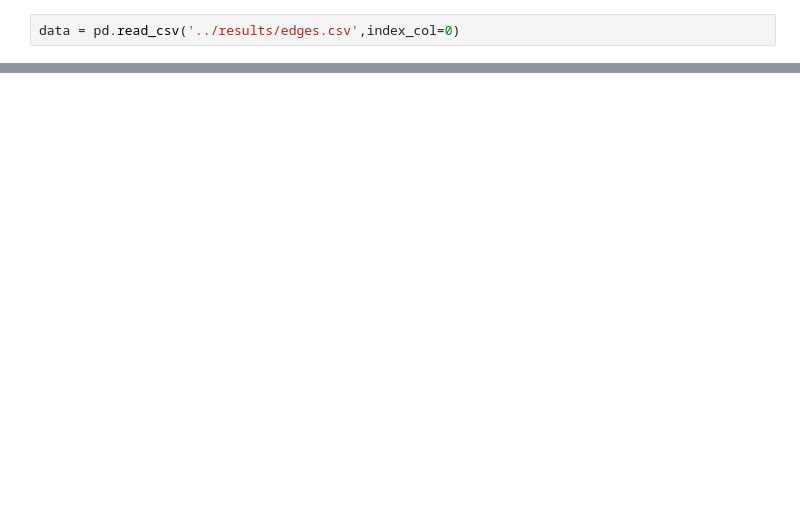
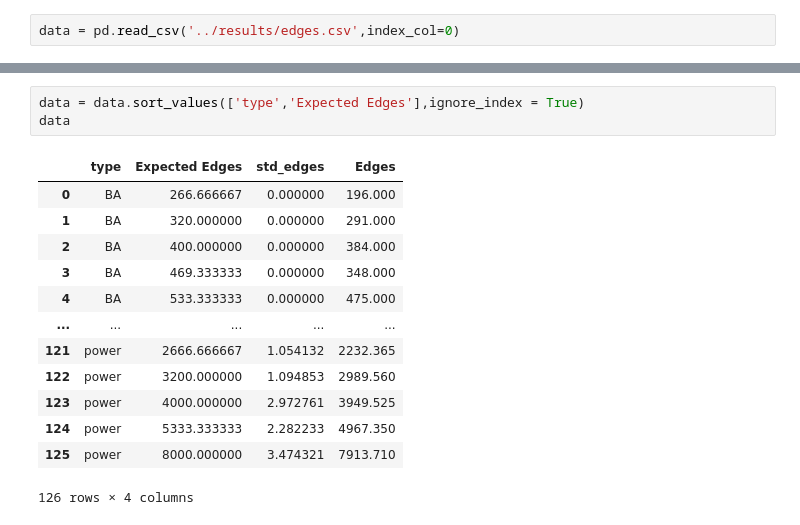
Before and after one commit to lstuurman/FRC_Thesis, a Jupyter notebook: Code/plot_edges_exp1.ipynb, the cells around one changed output, grey strips where cells are left out. Saved outputs shown, nothing was run; the diff lists cells and outputs as text; blank space fills up the shorter version.

```diff
--- a/Code/plot_edges_exp1.ipynb
+++ b/Code/plot_edges_exp1.ipynb
@@ -52,0 +40,17 @@ data = data.groupby(['type','expected_edges'],as_index = False).mean()
+# %%
+data = data.sort_values(['type','Expected Edges'],ignore_index = True)
+data
+# %% [output]
+|  | type | Expected Edges | std_edges | Edges |
+| 0 | BA | 266.666667 | 0.000000 | 196.000 |
+| 1 | BA | 320.000000 | 0.000000 | 291.000 |
+| 2 | BA | 400.000000 | 0.000000 | 384.000 |
+| 3 | BA | 469.333333 | 0.000000 | 348.000 |
+| 4 | BA | 533.333333 | 0.000000 | 475.000 |
+| ... | ... | ... | ... | ... |
+| 121 | power | 2666.666667 | 1.054132 | 2232.365 |
+| 122 | power | 3200.000000 | 1.094853 | 2989.560 |
+| 123 | power | 4000.000000 | 2.972761 | 3949.525 |
+| 124 | power | 5333.333333 | 2.282233 | 4967.350 |
+| 125 | power | 8000.000000 | 3.474321 | 7913.710 |
+126 rows × 4 columns
```
Also changed, not shown: parts of 11 cells of this notebook, 7 other files.
